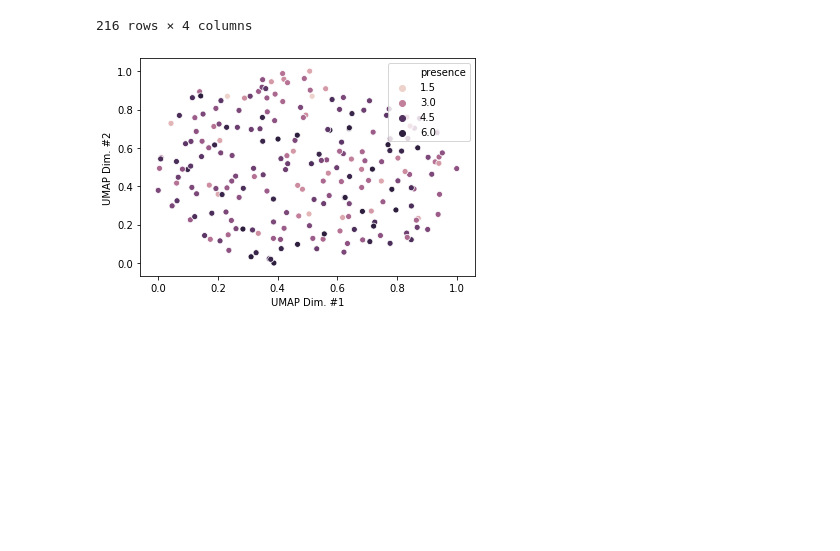
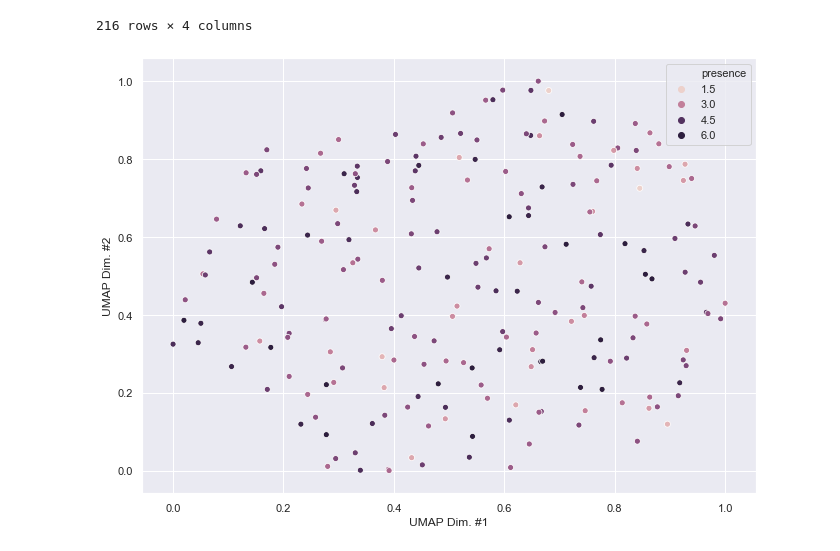
Before and after one commit to adolwick/BIOF509-Project, a Jupyter notebook: 2b_UMAP.ipynb, the cells around one changed output. Drawn from its saved outputs; the diff is of its cells as text; code cells hidden in the pictures; blank space fills up the shorter version.

Commit message:
added figsize functionality to UMAP scatter method

```diff
--- a/2b_UMAP.ipynb
+++ b/2b_UMAP.ipynb
@@ -41,7 +41,8 @@ class UMAP_class:
         self.concatlist = [self.IDdf, self.compdf]
         self.umapdf = pd.concat(self.concatlist, axis=1)
 
-    def scatter(self, x, y, hue):
+    def scatter(self, x, y, hue, figsize=[]):
+        sns.set(rc={'figure.figsize':figsize})
         sns.scatterplot(x=x, y=y, hue=hue, data=self.umapdf)
 # %%
 reduction = UMAP_class("SCALED_NONAN_DATA.csv", IDs = ['labvisitid', 'presence'])
@@ -65,6 +66,6 @@ reduction.umapdf
 | 215 | 263.0 | 4.4 | 0.568049 | 0.695786 |
 216 rows × 4 columns
 # %%
-reduction.scatter(x='UMAP Dim. #1', y='UMAP Dim. #2', hue='presence')
+reduction.scatter(x='UMAP Dim. #1', y='UMAP Dim. #2', hue='presence', figsize=(11,8))
 # %% [output]
-[figure, old version]
+[figure, new version]
```
Also changed, not shown: 2 other files.
